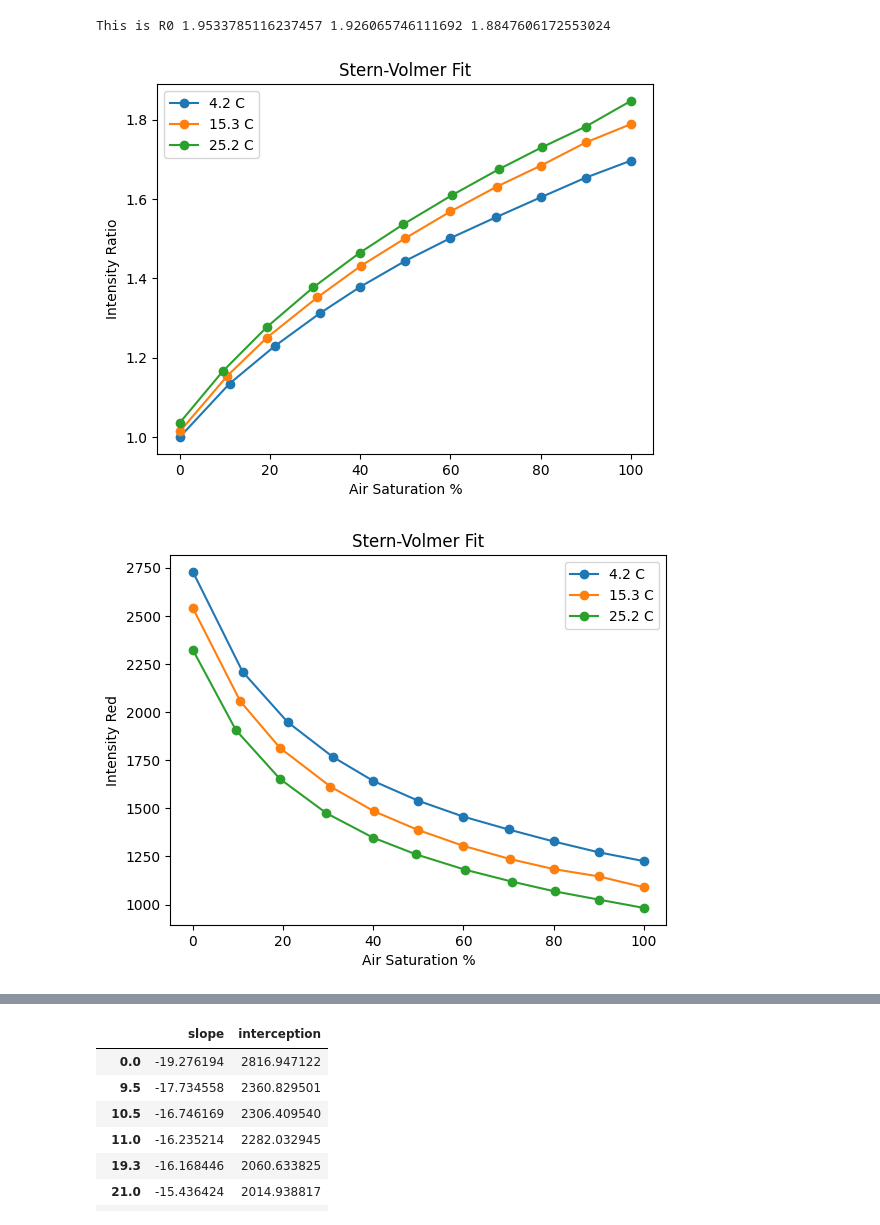
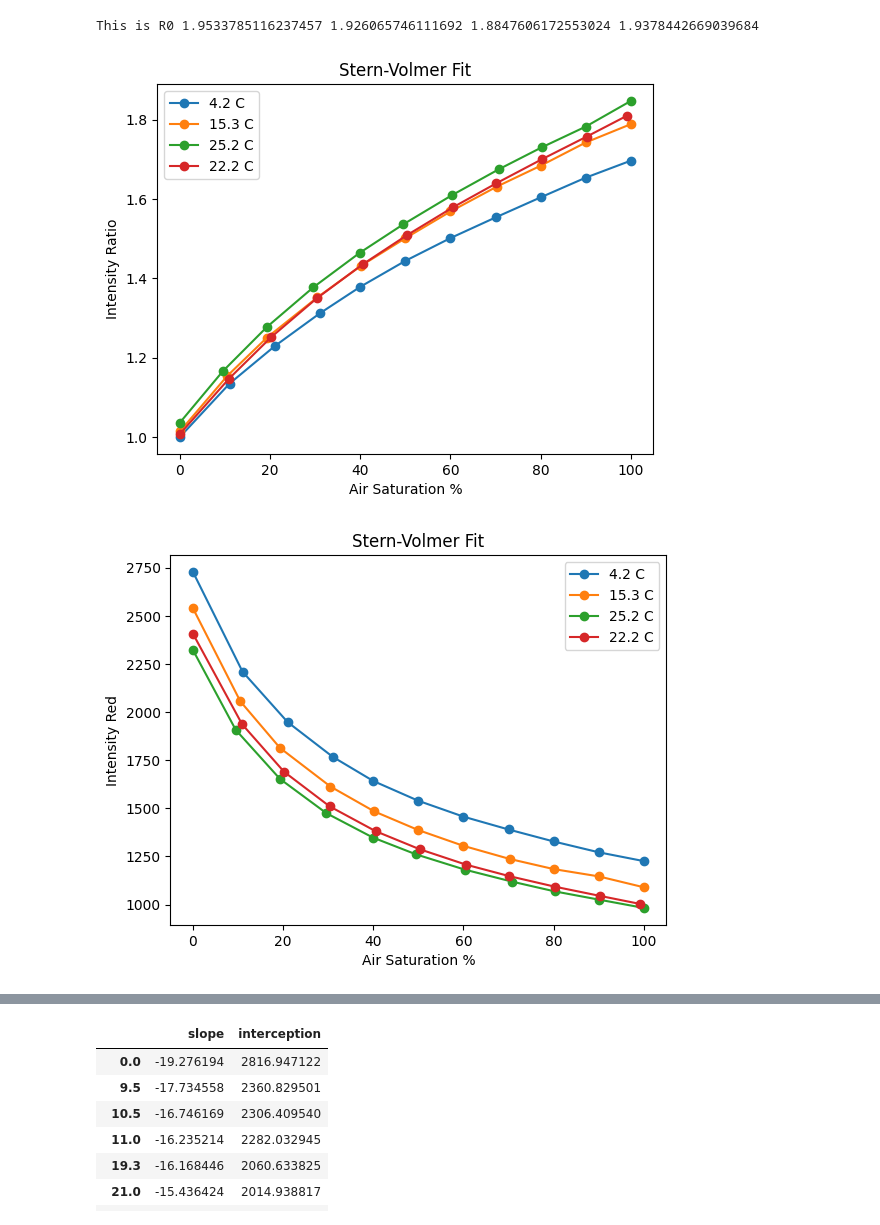
Before and after one commit to MartinReinhard10/In-Situ_Soil_Optode_Data_Processing, a Jupyter notebook: O2 Calibration/O2-Temperature Correction.ipynb, the cells around one changed output, grey strips where cells are left out. Drawn from its saved outputs; the diff is of its cells as text; code cells hidden in the pictures.

```diff
--- a/O2 Calibration/O2-Temperature Correction.ipynb
+++ b/O2 Calibration/O2-Temperature Correction.ipynb
@@ -7,14 +7,16 @@ from lmfit import Model
 import datetime
 # %%
 # load data
-file_1 = 'D:/O2_Calibration_Images/RAW_2023-08-10/red_green_ratio.csv'
-file_2 = 'D:/O2_Calibration_Images/RAW_2023-08-11/red_green_ratio.csv'
-file_3 = 'D:/O2_Calibration_Images/RAW_2023-08-14/red_green_ratio.csv'
+file_1 = 'D:/O2_Calibration_Images/RAW_2023-08-10/red_green_ratio_4.csv'
+file_2 = 'D:/O2_Calibration_Images/RAW_2023-08-11/red_green_ratio_15.csv'
+file_3 = 'D:/O2_Calibration_Images/RAW_2023-08-14/red_green_ratio_25.csv'
+file_4 = 'D:/O2_Calibration_Images/RAW_2023-09-05/red_green_ratio.csv'
 
 
 data_1 = pd.read_csv(file_1, decimal=',')
 data_2 = pd.read_csv(file_2, decimal=',')
 data_3 = pd.read_csv(file_3, decimal=',')
+data_4 = pd.read_csv(file_4, decimal=',')
 #print(data_1,data_2,data_3)
 # %%
 # Group the data by Air Saturation and calculate the mean ratio for each air saturation value
@@ -23,61 +25,68 @@ grouped_data_4 = data_1.groupby('Temperature/O2').mean().round(4)
 grouped_data_15 = data_2.groupby('Temperature/O2').mean().round(4)
 # Group the data by Air Saturation and calculate the mean ratio for each air saturation value
 grouped_data_25 = data_3.groupby('Temperature/O2').mean().round(4)
+
+grouped_data_22 = data_4.groupby('Temperature/O2').mean().round(4)
 # %%
 # Get the R0 value: Intensity Ratio at Air Saturation = 0%
 R0_1 = data_1.iloc[0, 1]
 R0_2 = data_2.iloc[0, 1]
 R0_3 = data_3.iloc[0, 1]
-print('This is R0', R0_1,R0_2,R0_3)
+R0_4 = data_4.iloc[0, 1]
+print('This is R0', R0_1,R0_2,R0_3,R0_4)
 # %% [output]
-This is R0 1.9533785116237457 1.926065746111692 1.8847606172553024
+This is R0 1.9533785116237457 1.926065746111692 1.8847606172553024 1.9378442669039684
 # %%
 # Normalize the data by R0/R
-grouped_data_1['Intensity Ratio'] = R0_1 / grouped_data_1['Intensity Ratio']
-grouped_data_2['Intensity Ratio'] = R0_1 / grouped_data_2['Intensity Ratio']
-grouped_data_3['Intensity Ratio'] = R0_1 / grouped_data_3['Intensity Ratio']
+grouped_data_4['Intensity Ratio'] = R0_1 / grouped_data_4['Intensity Ratio']
+grouped_data_15['Intensity Ratio'] = R0_1 / grouped_data_15['Intensity Ratio']
+grouped_data_25['Intensity Ratio'] = R0_1 / grouped_data_25['Intensity Ratio']
+grouped_data_22['Intensity Ratio'] = R0_1 / grouped_data_22['Intensity Ratio']
 # %%
 import matplotlib.pyplot as plt
 
 # Create a plot
-plt.plot(grouped_data_1.index, grouped_data_1['Intensity Ratio'], 'o-', label='4.2 C')
-plt.plot(grouped_data_2.index, grouped_data_2['Intensity Ratio'], 'o-', label='15.3 C')
-plt.plot(grouped_data_3.index, grouped_data_3['Intensity Ratio'], 'o-', label='25.2 C')
+plt.plot(grouped_data_4.index, grouped_data_4['Intensity Ratio'], 'o-', label='4.2 C')
+plt.plot(grouped_data_15.index, grouped_data_15['Intensity Ratio'], 'o-', label='15.3 C')
+plt.plot(grouped_data_25.index, grouped_data_25['Intensity Ratio'], 'o-', label='25.2 C')
+plt.plot(grouped_data_22.index, grouped_data_22['Intensity Ratio'], 'o-', label='22.2 C')
 
 # Set the x-axis and y-axis labels
 plt.title('Stern-Volmer Fit')
 plt.xlabel('Air Saturation %')
 plt.ylabel('Intensity Ratio')
 
 # Show the legend
 plt.legend()
 plt.show()
 
-plt.plot(grouped_data_1.index, grouped_data_1['Intensity Red'], 'o-', label='4.2 C')
-plt.plot(grouped_data_2.index, grouped_data_2['Intensity Red'], 'o-', label='15.3 C')
-plt.plot(grouped_data_3.index, grouped_data_3['Intensity Red'], 'o-', label='25.2 C')
+plt.plot(grouped_data_4.index, grouped_data_4['Intensity Red'], 'o-', label='4.2 C')
+plt.plot(grouped_data_15.index, grouped_data_15['Intensity Red'], 'o-', label='15.3 C')
+plt.plot(grouped_data_25.index, grouped_data_25['Intensity Red'], 'o-', label='25.2 C')
+plt.plot(grouped_data_22.index, grouped_data_22['Intensity Red'], 'o-', label='22.2 C')
 
 # Set the x-axis and y-axis labels
 plt.title('Stern-Volmer Fit')
 plt.xlabel('Air Saturation %')
 plt.ylabel('Intensity Red')
 
 # Show the legend
 plt.legend()
 plt.show()
 
-plt.plot(grouped_data_1.index, grouped_data_1['Intensity Green'], 'o-', label='4.2 C')
-plt.plot(grouped_data_2.index, grouped_data_2['Intensity Green'], 'o-', label='15.3 C')
-plt.plot(grouped_data_3.index, grouped_data_3['Intensity Green'], 'o-', label='25.2 C')
+plt.plot(grouped_data_4.index, grouped_data_4['Intensity Green'], 'o-', label='4.2 C')
+plt.plot(grouped_data_15.index, grouped_data_15['Intensity Green'], 'o-', label='15.3 C')
+plt.plot(grouped_data_25.index, grouped_data_25['Intensity Green'], 'o-', label='25.2 C')
+plt.plot(grouped_data_22.index, grouped_data_22['Intensity Green'], 'o-', label='22.2 C')
 
 # Set the x-axis and y-axis labels
 plt.title('Stern-Volmer Fit')
 plt.xlabel('Air Saturation %')
 plt.ylabel('Intensity Green')
 
 # Show the legend
 plt.legend()
 plt.show()
 # %% [output]
-[figure, old version]
+[figure, new version]
-[figure, old version]
+[figure, new version]
```
Also changed, not shown: parts of 3 cells of this notebook, 3 other files.
